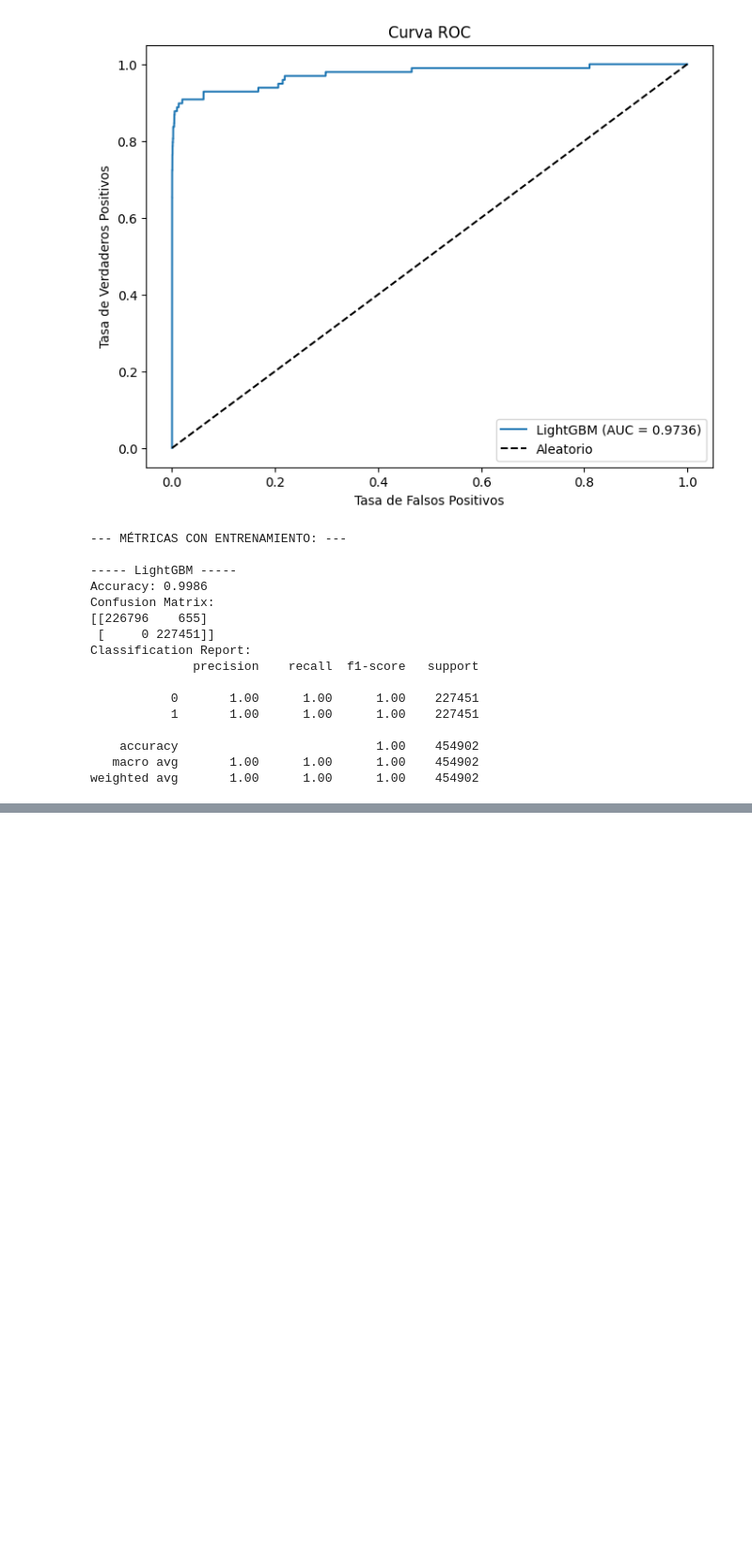
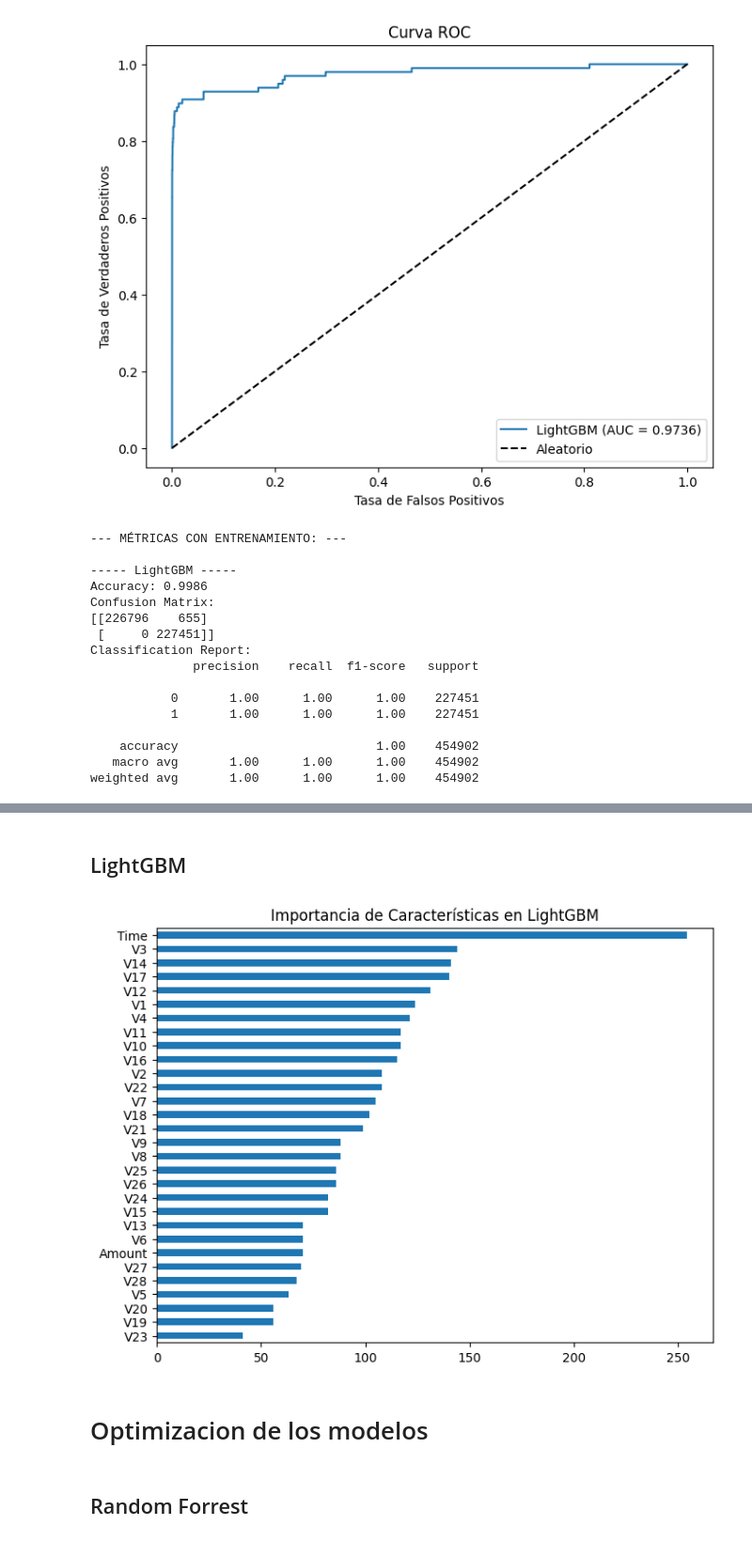
Before and after one commit to aldangarcia/credit_card_fraud, a Jupyter notebook: src/Model_selection.ipynb, the cells around one changed output, grey strips where cells are left out. Shown at 94% size. Drawn from its saved outputs; the diff is of its cells as text; code cells hidden in the pictures; blank space fills up the shorter version.

```diff
--- a/src/Model_selection.ipynb
+++ b/src/Model_selection.ipynb
@@ -430,0 +505,24 @@ weighted avg       1.00      1.00      1.00    454902
+# %% [markdown]
+## LightGBM
+# %%
+# Supongamos que tu modelo LightGBM ya está entrenado
+lgbm = models["LightGBM"]
+
+# Obtener las importancias de las características
+feature_importance_lgbm = pd.Series(lgbm.feature_importances_, index=X_train.columns)
+
+# Ordenar las características por importancia
+feature_importance_lgbm = feature_importance_lgbm.sort_values(ascending=False)
+
+# Graficar las importancias
+plt.figure(figsize=(8, 6))
+feature_importance_lgbm.plot(kind='barh')
+plt.title('Importancia de Características en LightGBM')
+plt.gca().invert_yaxis()  # Opcional: para que las más importantes estén arriba
+plt.show()
+# %% [output]
+[figure, added]
+# %% [markdown]
+# Optimizacion de los modelos
+# %% [markdown]
+## Random Forrest
```
Also changed, not shown: parts of 21 cells of this notebook, 2 other files.
